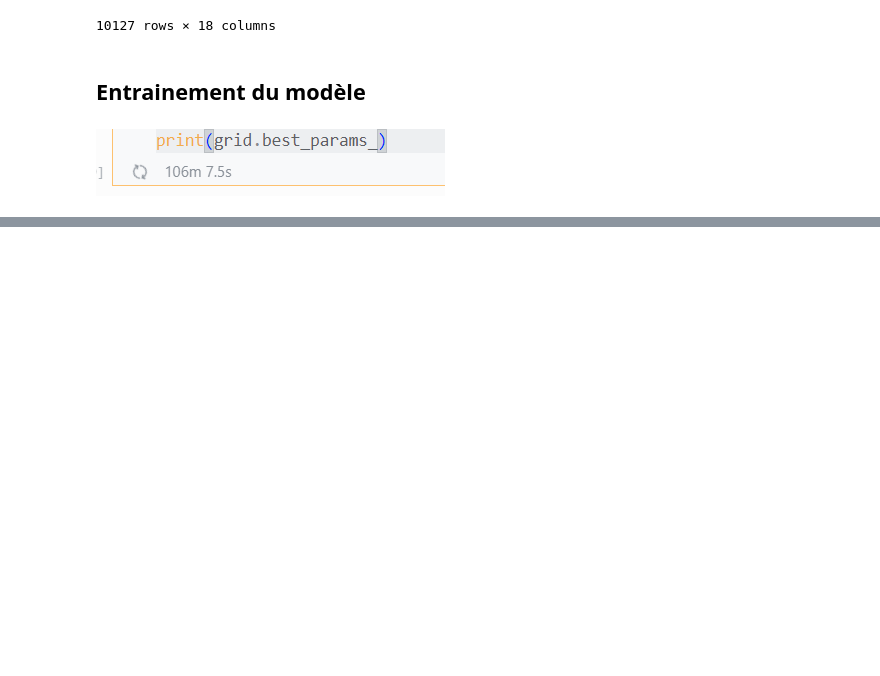
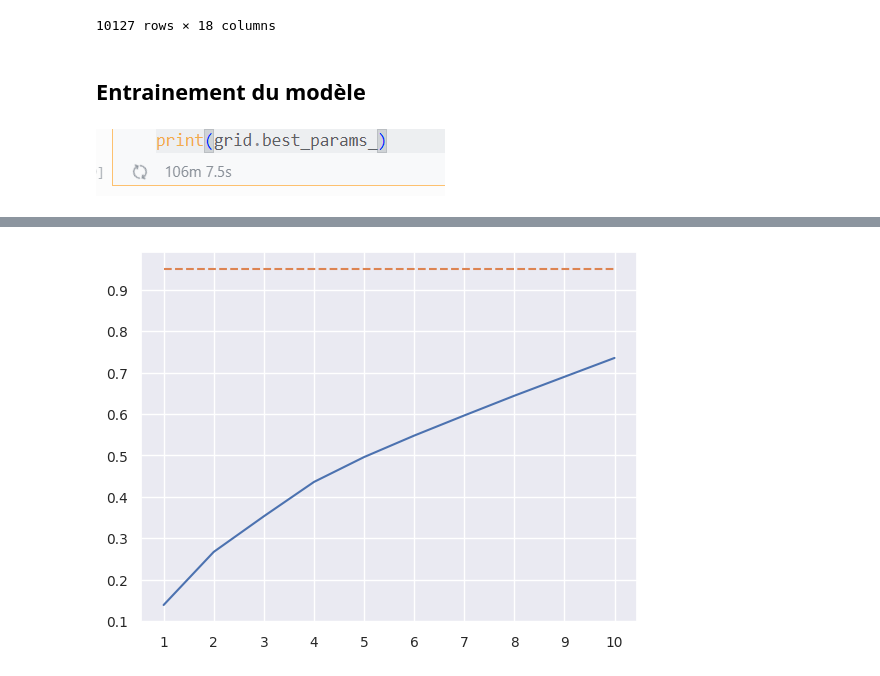
Before and after one commit to Harsisis/MachineLearning_TP, a Jupyter notebook: machineLearning/TP2/main.ipynb, the cells around one changed output, grey strips where cells are left out. Drawn from its saved outputs; the diff is of its cells as text; code cells hidden in the pictures; blank space fills up the shorter version.

```diff
--- a/machineLearning/TP2/main.ipynb
+++ b/machineLearning/TP2/main.ipynb
@@ -240,0 +317,22 @@ randomForest.fit(X_train, y_train)
+# %%
+from sklearn.decomposition import PCA
+import numpy as np
+from sklearn.preprocessing import StandardScaler
+
+std = StandardScaler()
+x_train_std = std.fit_transform(X_train)
+x_test_std = std.fit_transform(X_test)
+
+pca10 = PCA(n_components=10)
+
+data_transformed = pca10.fit_transform(x_test_std)
+l2 = []
+for i in np.arange(1,11,1):
+    l2.append(0.95)
+
+plt.plot(np.arange(1,11,1), np.cumsum(pca10.explained_variance_ratio_))
+plt.plot(np.arange(1,11,1),l2, ls='--')
+plt.xticks(np.arange(1,11,1))
+plt.show()
+# %% [output]
+[figure, added]
```
Also changed, not shown: parts of 16 cells of this notebook.
